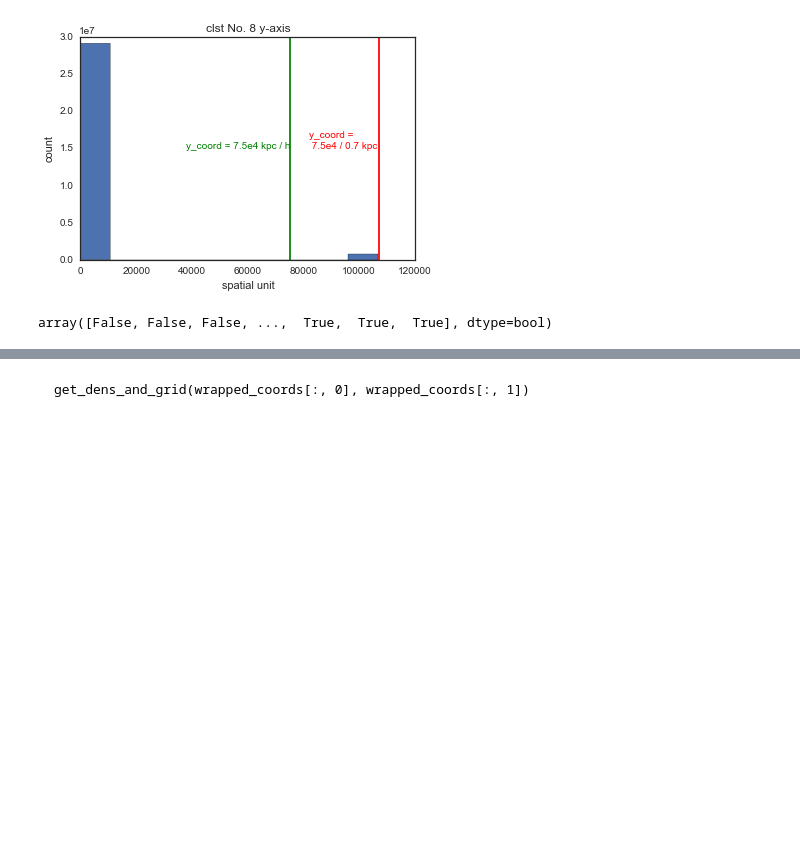
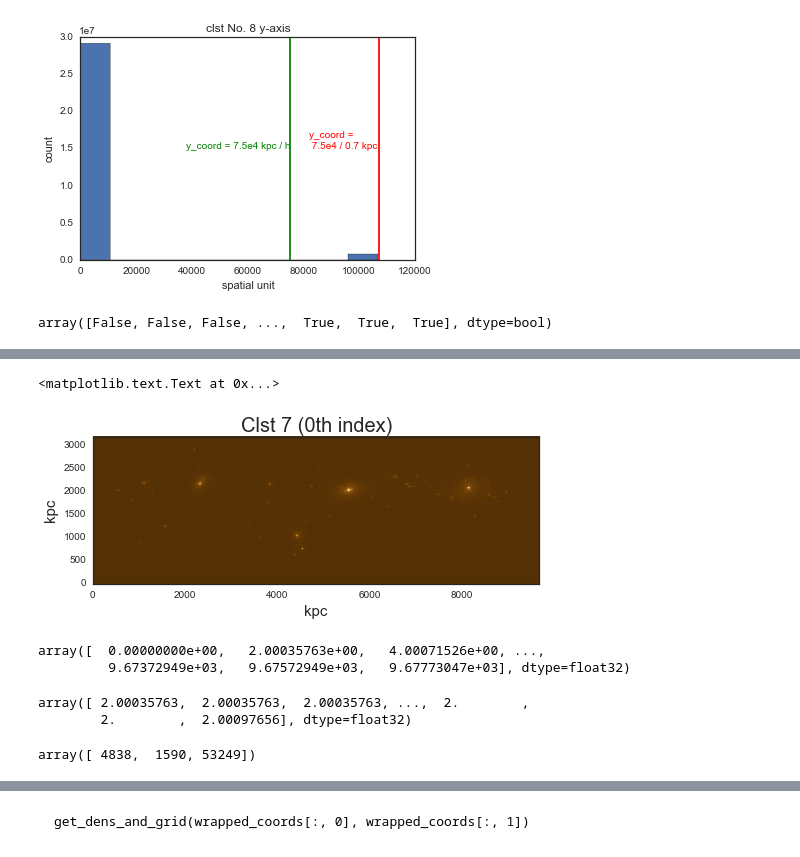
Before and after one commit to karenyyng/galaxy_DM_offset, a Jupyter notebook: code/prototypes/DM_particle_histograms.ipynb, the cells around one changed output, grey strips where cells are left out. Saved outputs shown, nothing was run; the diff lists cells and outputs as text; code cells hidden in the pictures; blank space fills up the shorter version.

```diff
--- a/code/prototypes/DM_particle_histograms.ipynb
+++ b/code/prototypes/DM_particle_histograms.ipynb
@@ -93,0 +121,14 @@ counts, xedges, yedges, image = \
+# %%
+
+fig = plt.figure(figsize=(8, 8))
+plt.axes().set_aspect('equal')
+counts, xedges, yedges, image = \
+    plt.hist2d(coord_dict[clstNo]["coords"][:, 0],
+               coord_dict[clstNo]["coords"][:, 1],
+               bins=bins[:2], cmap=plt.cm.BrBG)
+plt.title("Clst 7 (0th index)", size=20)
+plt.xlabel("kpc", size=15)
+plt.ylabel("kpc", size=15)
+# %% [output]
+<matplotlib.text.Text at 0x...>
+[figure, added]
@@ -94 +137,15 @@ counts, xedges, yedges, image = \
+# %%
+xedges
+# %% [output]
+array([  0.00000000e+00,   2.00035763e+00,   4.00071526e+00, ...,
+         9.67372949e+03,   9.67572949e+03,   9.67773047e+03], dtype=float32)
+# %%
+edges[0][1:] - edges[0][:-1]
+# %% [output]
+array([ 2.00035763,  2.00035763,  2.00035763, ...,  2.        ,
+        2.        ,  2.00097656], dtype=float32)
+# %%
+bins
+# %% [output]
+array([ 4838,  1590, 53249])
 # %%
```
Also changed, not shown: parts of 21 cells of this notebook, 3 other files.
